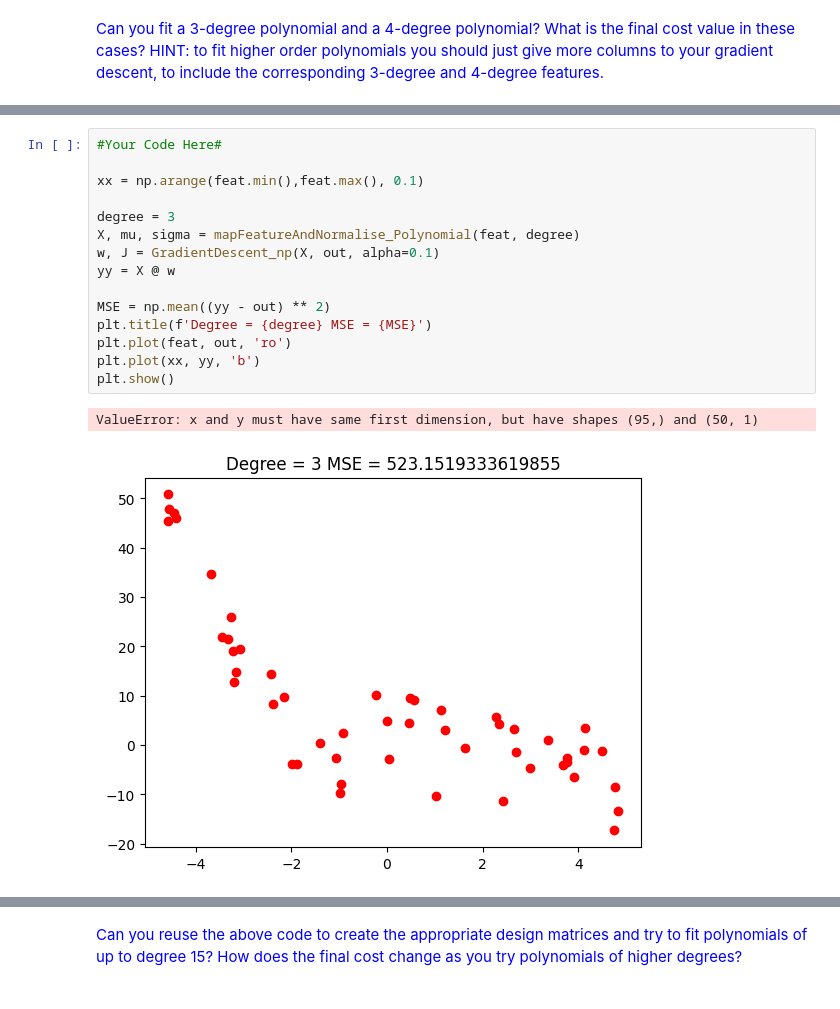
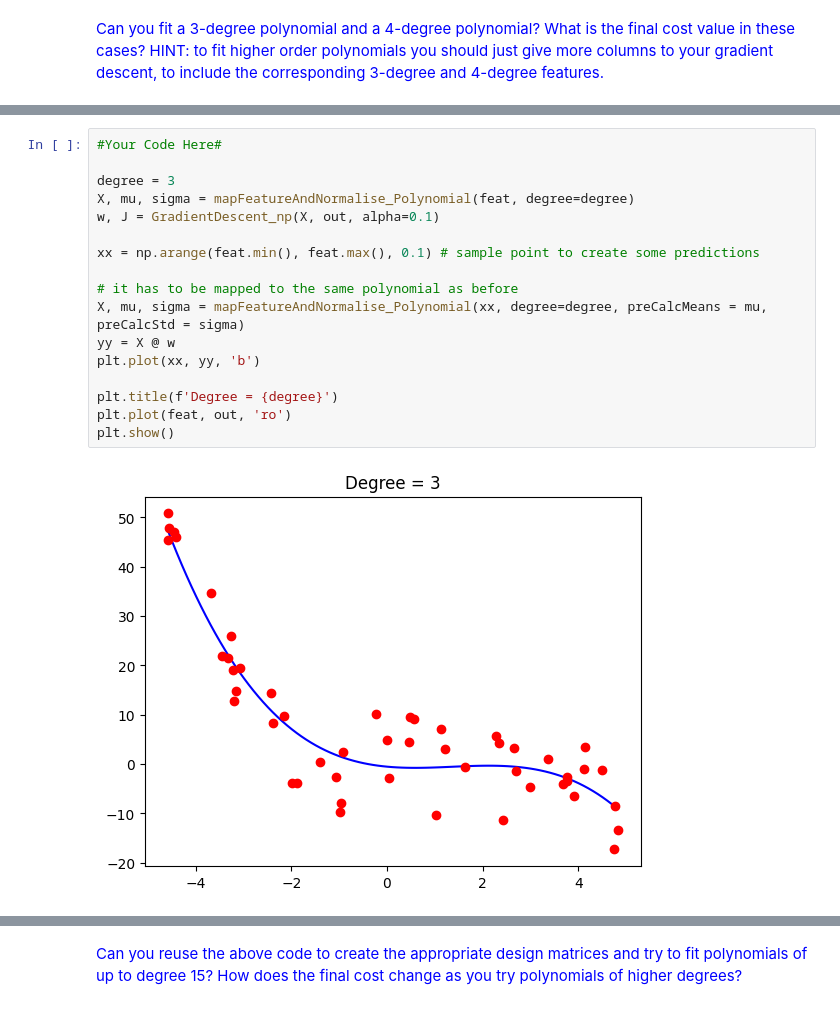
Before and after one commit to tomiock/ML2024-25, a Jupyter notebook: Session 2 - Multiple and Polynomial regression/P2_Multiple_and_Polynomial_Regression.ipynb, the cells around one changed output, grey strips where cells are left out. Cells and saved outputs as stored; diff of their text form.

```diff
--- a/Session 2 - Multiple and Polynomial regression/P2_Multiple_and_Polynomial_Regression.ipynb
+++ b/Session 2 - Multiple and Polynomial regression/P2_Multiple_and_Polynomial_Regression.ipynb
@@ -636,20 +636,21 @@ ValueError: x and y must have same first dimension, but have shapes (48,) and (5
 # %%
 #Your Code Here#
 
-xx = np.arange(feat.min(),feat.max(), 0.1)
+degree = 3
+X, mu, sigma = mapFeatureAndNormalise_Polynomial(feat, degree=degree)
+w, J = GradientDescent_np(X, out, alpha=0.1)
 
-degree = 3
-X, mu, sigma = mapFeatureAndNormalise_Polynomial(feat, degree)
-w, J = GradientDescent_np(X, out, alpha=0.1)
+xx = np.arange(feat.min(), feat.max(), 0.1) # sample point to create some predictions
+
+# it has to be mapped to the same polynomial as before
+X, mu, sigma = mapFeatureAndNormalise_Polynomial(xx, degree=degree, preCalcMeans = mu, preCalcStd = sigma)
 yy = X @ w
+plt.plot(xx, yy, 'b')
 
-MSE = np.mean((yy - out) ** 2)
-plt.title(f'Degree = {degree} MSE = {MSE}')
+plt.title(f'Degree = {degree}')
 plt.plot(feat, out, 'ro')
-plt.plot(xx, yy, 'b')
 plt.show()
 # %% [output]
-ValueError: x and y must have same first dimension, but have shapes (95,) and (50, 1)
-[figure, old version]
+[figure, new version]
 # %%
 #Your Code Here#
```
Also changed, not shown: parts of 11 cells of this notebook, 4 other files.
